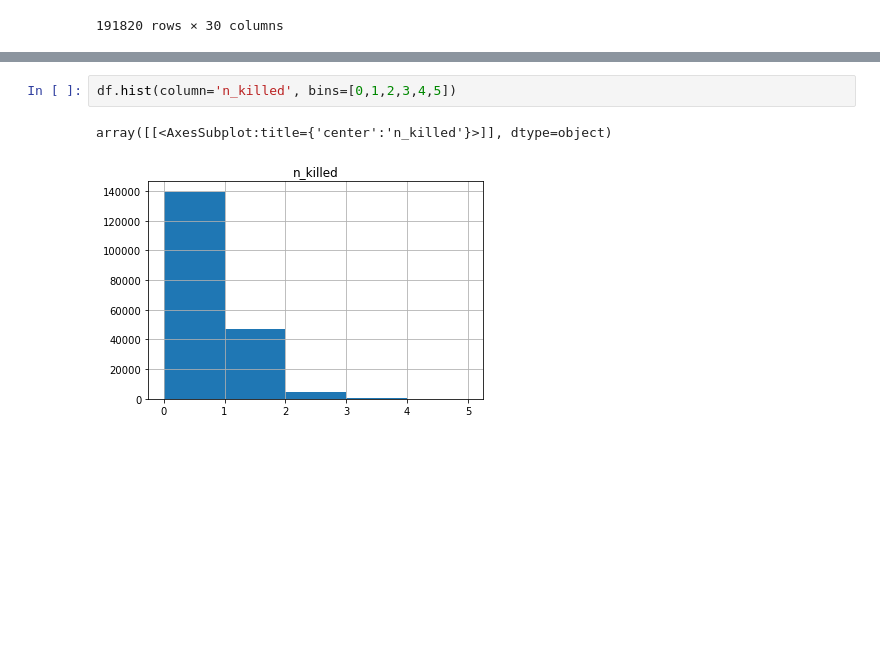
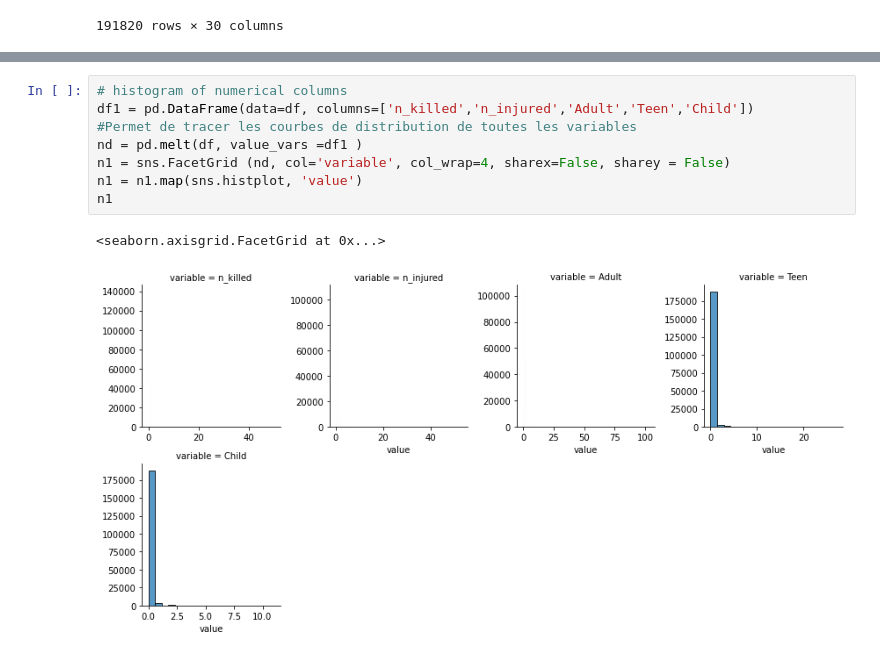
Before and after one commit to ErfanFaneian/580_final, a Jupyter notebook: gun_violance_testing.ipynb, the cells around one changed output, grey strips where cells are left out. Drawn from its saved outputs; the diff is of its cells as text; blank space fills up the shorter version.

```diff
--- a/gun_violance_testing.ipynb
+++ b/gun_violance_testing.ipynb
@@ -190,8 +218,14 @@ Under the influence of alcohol or drugs (only applies to the subject/suspect/per
 Name: secondry_characteristic, dtype: int64
-# %%
-df.hist(column='n_killed', bins=[0,1,2,3,4,5])
-# %% [output]
-array([[<AxesSubplot:title={'center':'n_killed'}>]], dtype=object)
-[figure, removed]
+# %%
+# histogram of numerical columns
+df1 = pd.DataFrame(data=df, columns=['n_killed','n_injured','Adult','Teen','Child'])
+#Permet de tracer les courbes de distribution de toutes les variables
+nd = pd.melt(df, value_vars =df1 )
+n1 = sns.FacetGrid (nd, col='variable', col_wrap=4, sharex=False, sharey = False)
+n1 = n1.map(sns.histplot, 'value')
+n1
+# %% [output]
+<seaborn.axisgrid.FacetGrid at 0x...>
+[figure, added]
 # %%
 df
```
Also changed, not shown: parts of 34 cells of this notebook.
